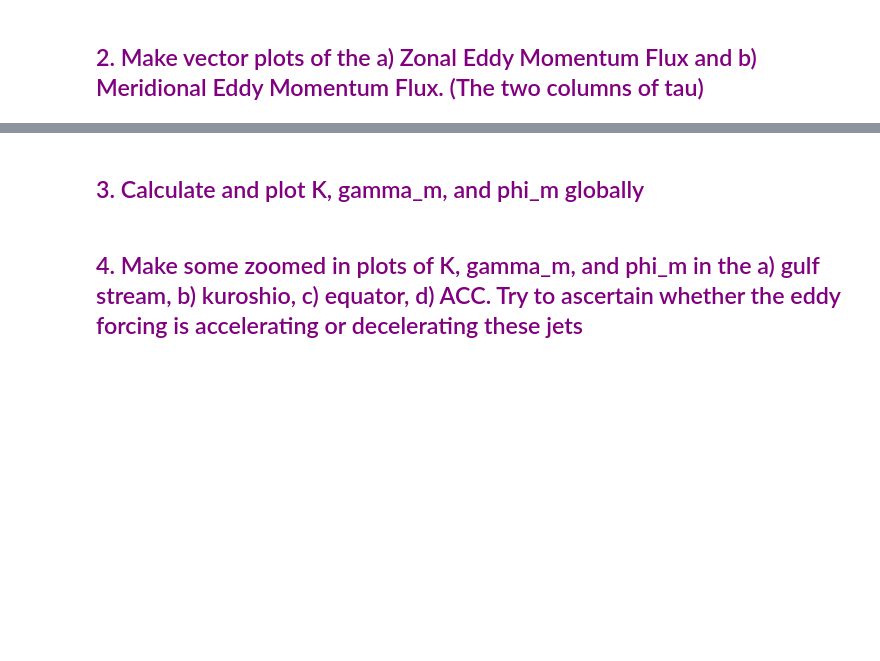
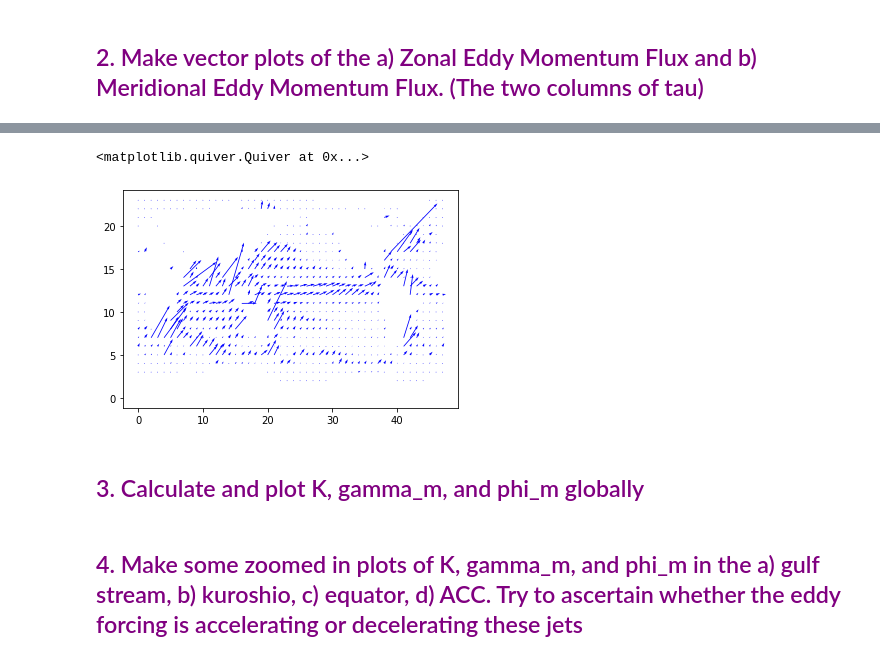
Before and after one commit to shanicetbailey/Ocean-Dynamics-class, a Jupyter notebook: hw4.ipynb, the cells around one changed output, grey strips where cells are left out. Drawn from its saved outputs; the diff is of its cells as text; code cells hidden in the pictures; blank space fills up the shorter version.

```diff
--- a/hw4.ipynb
+++ b/hw4.ipynb
@@ -50,3 +199,9 @@ Data variables:
+# %%
+plt.quiver((taux[0][::nd, ::nd]+tauy[0][::nd, ::nd]),
+           (taux[1][::nd, ::nd]+tauy[1][::nd, ::nd]), color='blue', label='Horizontal Momentum Flux', angles='xy', scale_units='xy', scale=0.05)
+# %% [output]
+<matplotlib.quiver.Quiver at 0x...>
+[figure, added]
 # %% [markdown]
 ## <span style='color:Purple'> 3. Calculate and plot K, gamma_m, and phi_m globally
 # %% [markdown]
```
Also changed, not shown: parts of 18 cells of this notebook.
